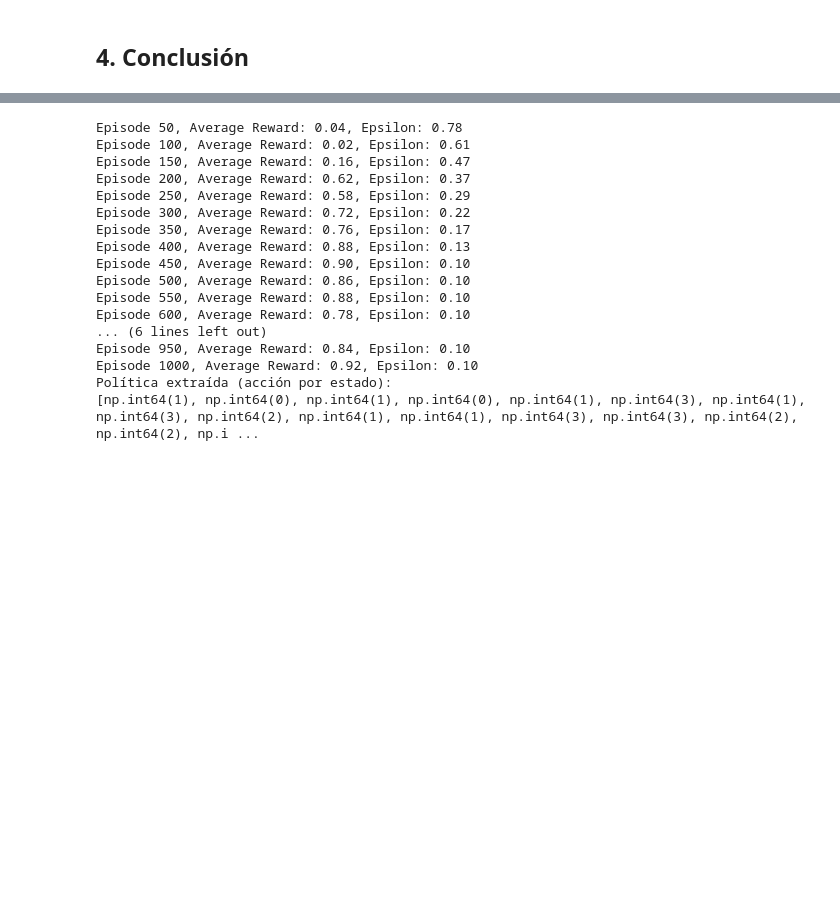
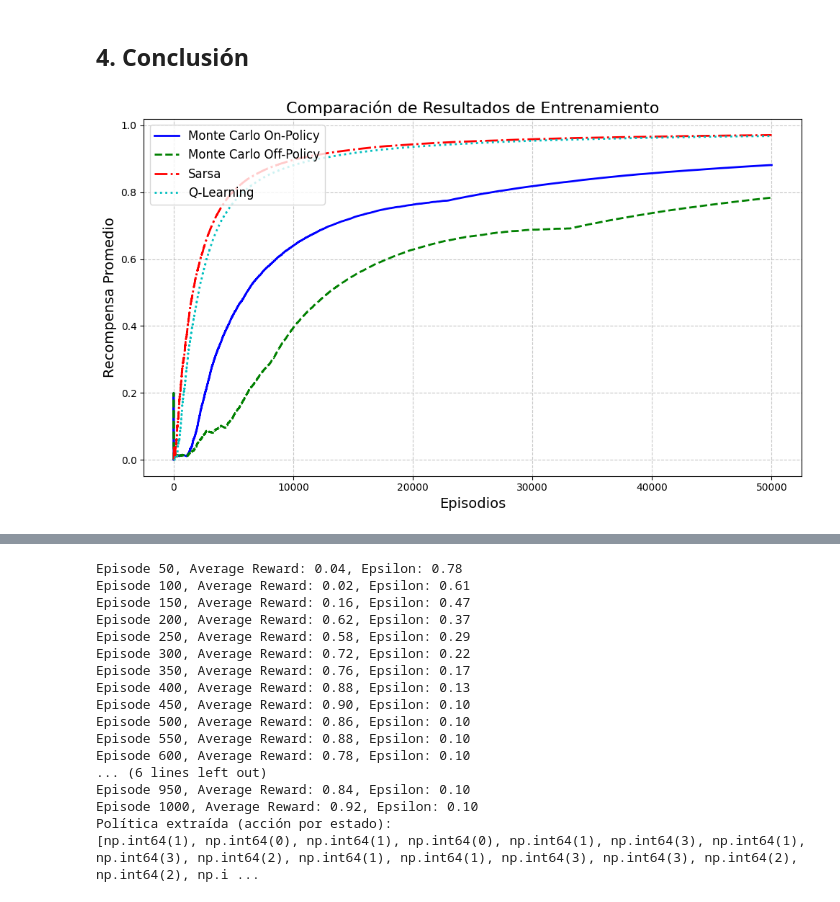
Before and after one commit to GonzaloMA-17/RL_FJLGM, a Jupyter notebook: notebook_tabulares_4x4.ipynb, the cells around one changed output, grey strips where cells are left out. Drawn from its saved outputs; the diff is of its cells as text; code cells hidden in the pictures; blank space fills up the shorter version.

```diff
--- a/notebook_tabulares_4x4.ipynb
+++ b/notebook_tabulares_4x4.ipynb
@@ -612,3 +616,7 @@ En conjunto, estos tres gráficos evidencian que:
 3. La **política final** esquiva los hoyos y dirige al agente hacia la meta, confirmando una **estrategia sólida** para completar FrozenLake.
 # %% [markdown]
 ## **4. Conclusión**
+# %%
+plot_comparison(stats_list=[stats_mc_on_policy,stats_mc_off_policy4x4,stats_sarsa,stats_ql], labels=["Monte Carlo On-Policy", "Monte Carlo Off-Policy", "Sarsa","Q-Learning"])
+# %% [output]
+[figure, added]
```
Also changed, not shown: parts of 4 cells of this notebook, 8 other files.
